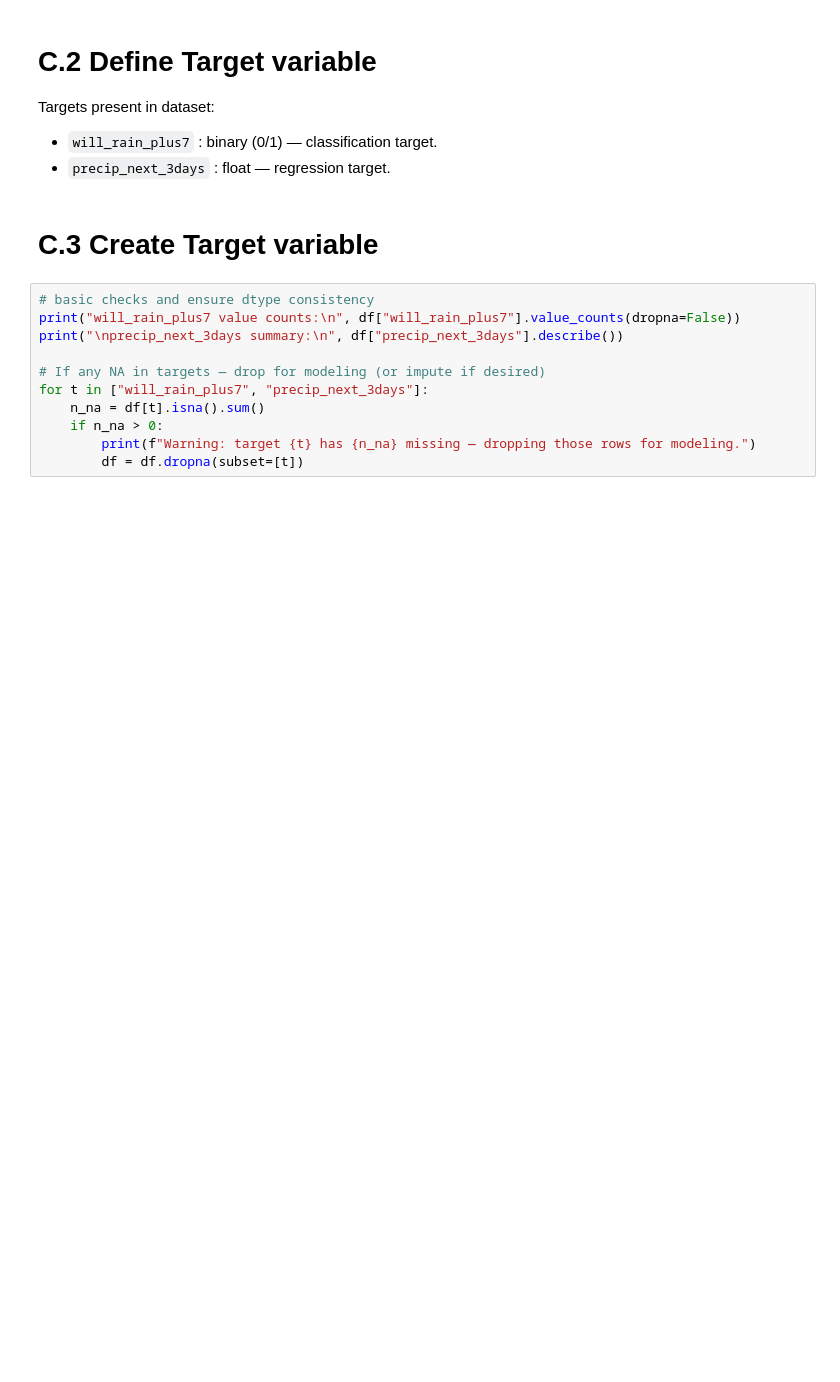
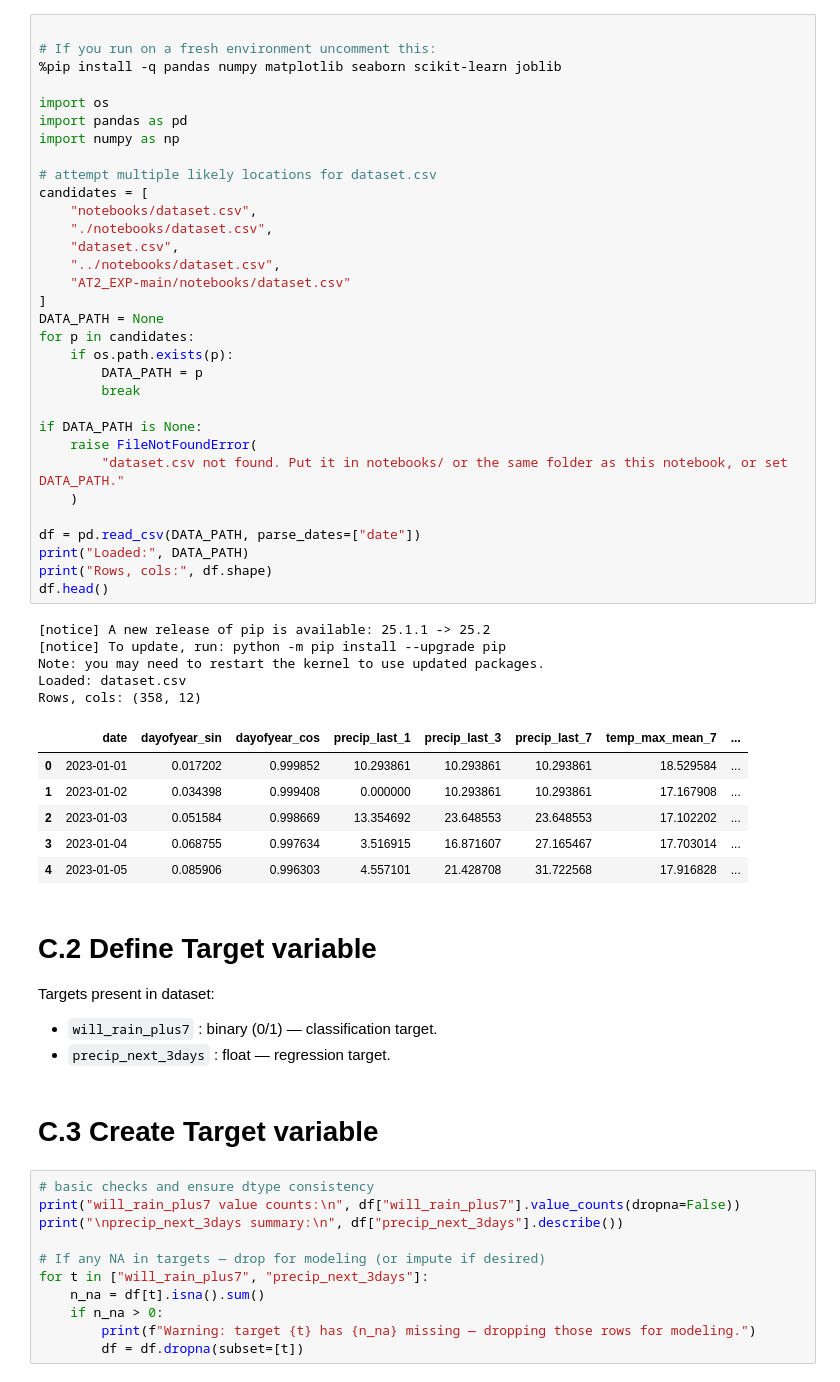
Before and after one commit to Parthtiwari112/AT2_EXP, a Jupyter notebook: notebooks/Experiment1_Rain_or_Not_7days.ipynb, the cells around one changed output. Drawn from its saved outputs; the diff is of its cells as text; blank space fills up the shorter version.

Commit message:
notebooks v3.1 (Updated)

```diff
--- a/notebooks/Experiment1_Rain_or_Not_7days.ipynb
+++ b/notebooks/Experiment1_Rain_or_Not_7days.ipynb
@@ -1,3 +22,47 @@
+# %%
+
+# If you run on a fresh environment uncomment this:
+%pip install -q pandas numpy matplotlib seaborn scikit-learn joblib
+
+import os
+import pandas as pd
+import numpy as np
+
+# attempt multiple likely locations for dataset.csv
+candidates = [
+    "notebooks/dataset.csv",
+    "./notebooks/dataset.csv",
+    "dataset.csv",
+    "../notebooks/dataset.csv",
+    "AT2_EXP-main/notebooks/dataset.csv"
+]
+DATA_PATH = None
+for p in candidates:
+    if os.path.exists(p):
+        DATA_PATH = p
+        break
+
+if DATA_PATH is None:
+    raise FileNotFoundError(
+        "dataset.csv not found. Put it in notebooks/ or the same folder as this notebook, or set DATA_PATH."
+    )
+
+df = pd.read_csv(DATA_PATH, parse_dates=["date"])
+print("Loaded:", DATA_PATH)
+print("Rows, cols:", df.shape)
+df.head()
+# %% [output]
+[notice] A new release of pip is available: 25.1.1 -> 25.2
+[notice] To update, run: python -m pip install --upgrade pip
+Note: you may need to restart the kernel to use updated packages.
+Loaded: dataset.csv
+Rows, cols: (358, 12)
+|  | date | dayofyear_sin | dayofyear_cos | precip_last_1 | precip_last_3 | precip_last_7 | temp_max_mean_7 | ... |
+| 0 | 2023-01-01 | 0.017202 | 0.999852 | 10.293861 | 10.293861 | 10.293861 | 18.529584 | ... |
+| 1 | 2023-01-02 | 0.034398 | 0.999408 | 0.000000 | 10.293861 | 10.293861 | 17.167908 | ... |
+| 2 | 2023-01-03 | 0.051584 | 0.998669 | 13.354692 | 23.648553 | 23.648553 | 17.102202 | ... |
+| 3 | 2023-01-04 | 0.068755 | 0.997634 | 3.516915 | 16.871607 | 27.165467 | 17.703014 | ... |
+| 4 | 2023-01-05 | 0.085906 | 0.996303 | 4.557101 | 21.428708 | 31.722568 | 17.916828 | ... |
 # %% [markdown]
 # C.2 Define Target variable
 Targets present in dataset:
```
Also changed, not shown: parts of 1 cell of this notebook, 4 other files.
